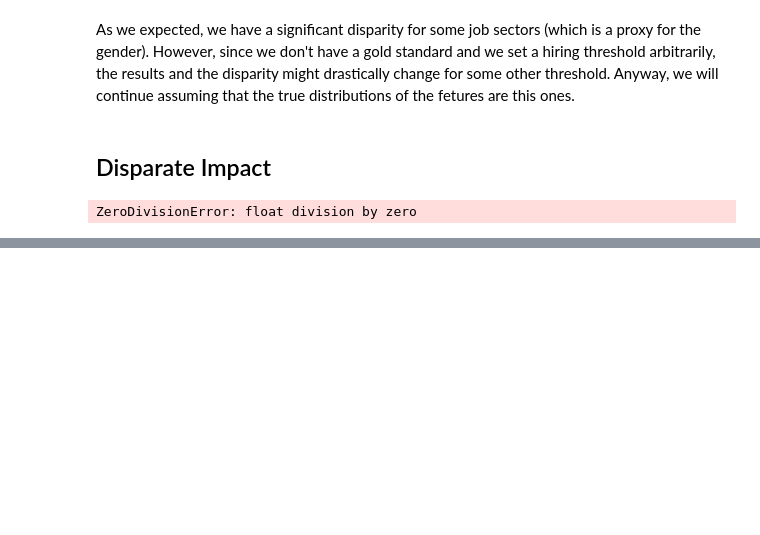
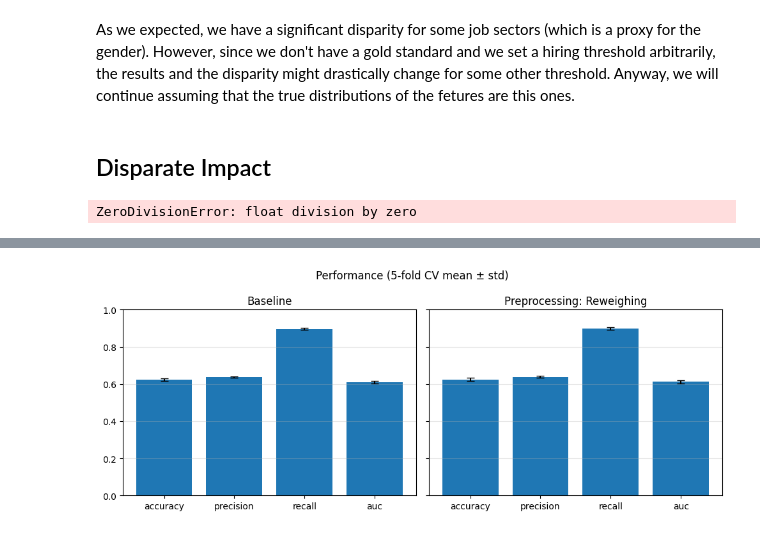
Before and after one commit to kor80/Fair-Candidate-Screening-System, a Jupyter notebook: main.ipynb, the cells around one changed output, grey strips where cells are left out. Cells and saved outputs as stored; diff of their text form; code cells hidden in the pictures; blank space fills up the shorter version.

Commit message:
Baseline + Preprocessing Models for Classification
- Refactoring
- Splitted Subplots
- Fairness Metrics Plot

```diff
--- a/main.ipynb
+++ b/main.ipynb
@@ -893,0 +906,39 @@ plot_metrics(df_no_mit, df_mit, metrics_fair, "Fairness Metrics (5-Fold CV)", "D
+# %%
+def compute_performance_metrics(y_true, y_pred, y_proba):
+    return {
+        'accuracy': accuracy_score(y_true, y_pred),
+        'precision': precision_score(y_true, y_pred),
+        'recall': recall_score(y_true, y_pred),
+        'auc': roc_auc_score(y_true, y_proba)
+    }
+# %%
+def compute_fairness_metrics(y_true, y_pred, sensitive_features):
+    return {
+        'dpr': demographic_parity_ratio(y_true, y_pred, sensitive_features=sensitive_features),
+        'eor': equalized_odds_ratio(y_true, y_pred, sensitive_features=sensitive_features)
+    }
+# %%
+def metrics_bar_plot(dict1, dict2, label1, label2, metrics):
+    def summarise(fold_dicts):
+        mean = [np.mean([fold[m] for fold in fold_dicts]) for m in metrics]
+        std  = [np.std( [fold[m] for fold in fold_dicts]) for m in metrics]
+        return np.array(mean), np.array(std)
+
+    mean1, std1 = summarise(dict1)
+    mean2, std2 = summarise(dict2)
+
+    fig, axes = plt.subplots(1, 2, figsize=(10, 4), sharey=True)
+    for ax, mean, std, title in zip(
+        axes,
+        [mean1, mean2],
+        [std1,  std2],
+        [label1, label2]):
+
+        ax.bar(metrics, mean, yerr=std, capsize=4)
+        ax.set_title(title)
+        ax.set_ylim(0, 1)
+        ax.grid(axis="y", alpha=.3)
+
+    fig.suptitle("Performance (5-fold CV mean ± std)")
+    plt.tight_layout()
+    plt.show()
@@ -893,0 +986,8 @@ plot_metrics(df_no_mit, df_mit, metrics_fair, "Fairness Metrics (5-Fold CV)", "D
+# %%
+metrics_bar_plot(baseline_performance_metrics,
+                 preprocessing_performance_metrics,
+                 label1='Baseline',
+                 label2='Preprocessing: Reweighing',
+                 metrics=['accuracy', 'precision', 'recall', 'auc'])
+# %% [output]
+[figure, added]
```
Also changed, not shown: parts of 16 cells of this notebook.
